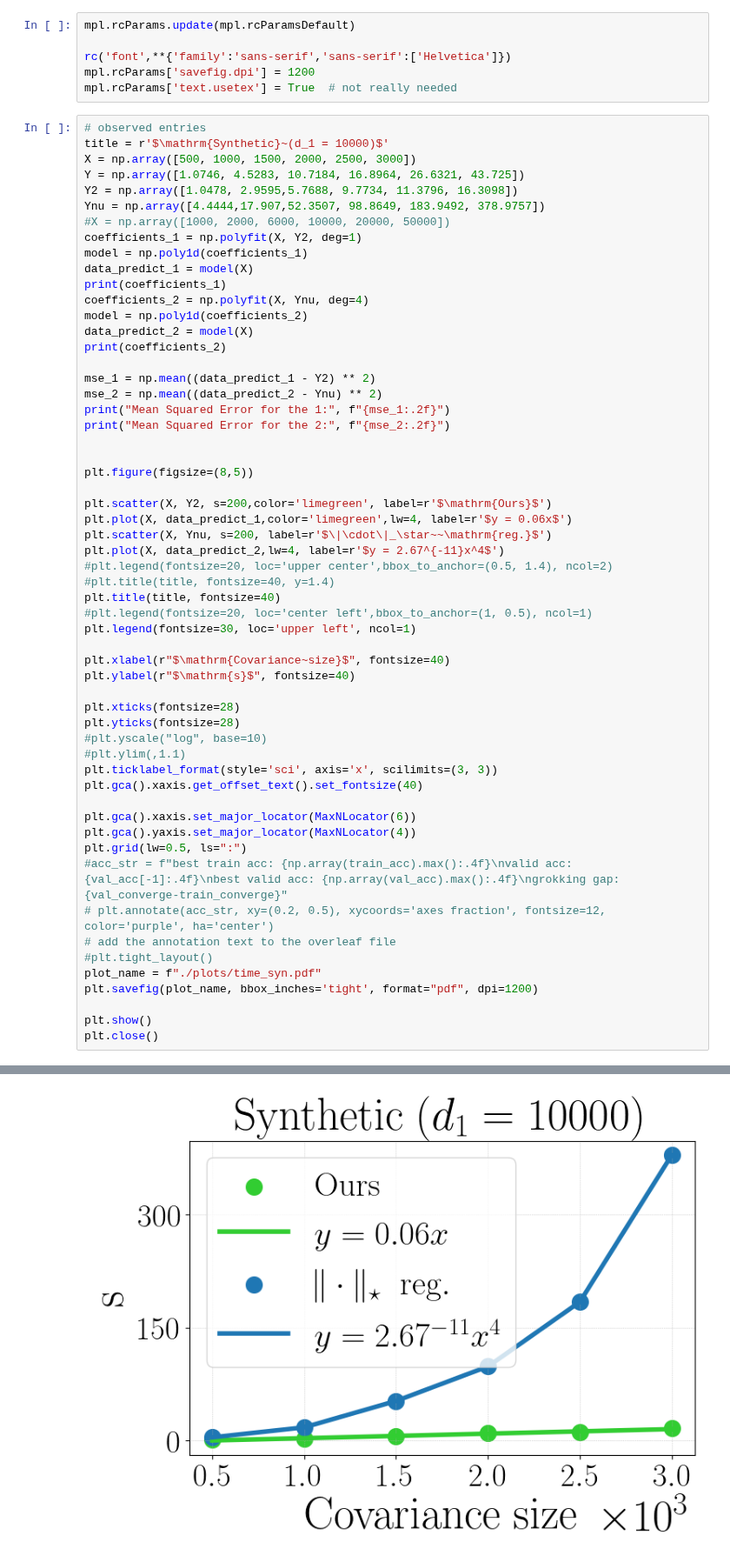
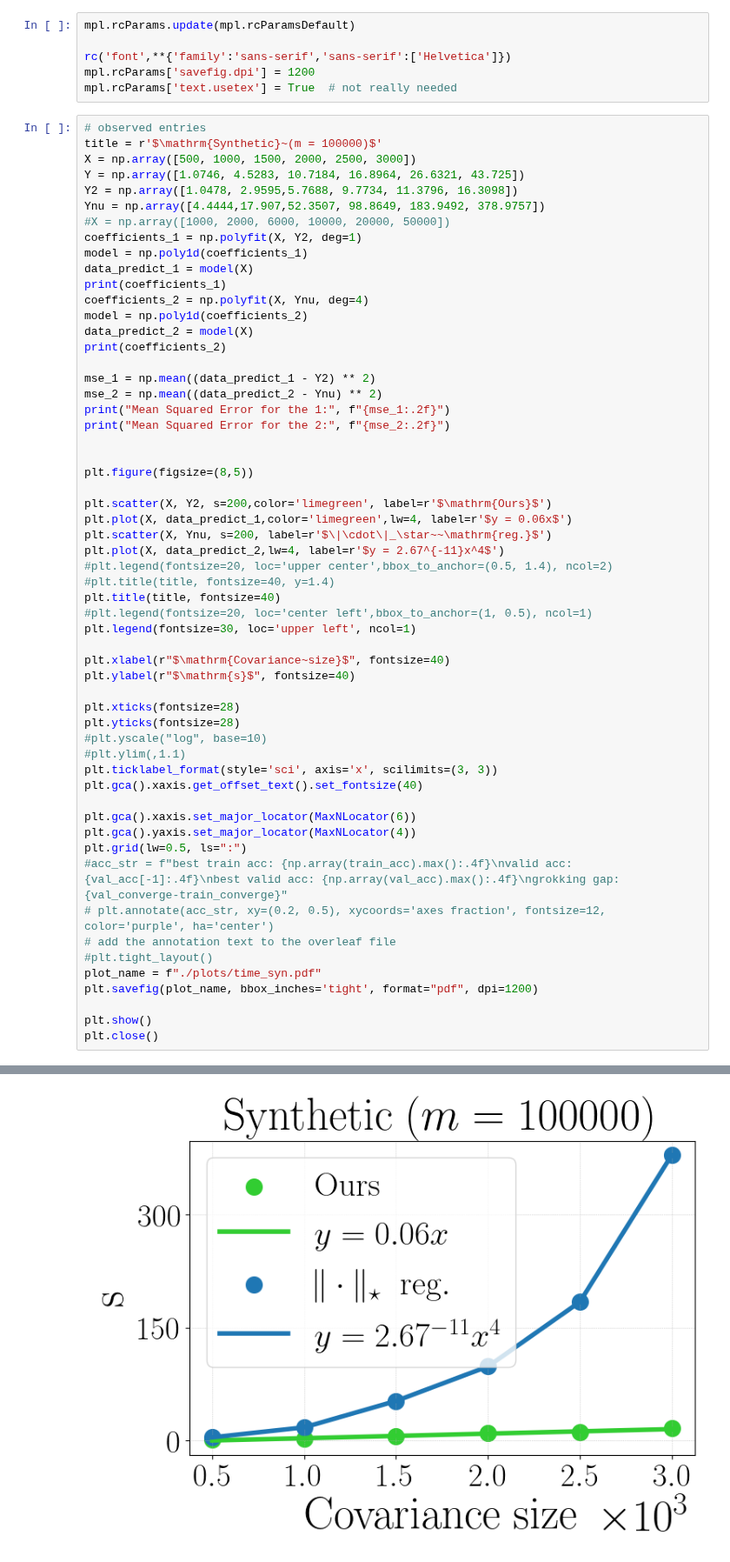
Before and after one commit to VirtuosoResearch/Matrix-completion-from-ultrasparse-samples, a Jupyter notebook: plots/time.ipynb, the cells around one changed output, grey strips where cells are left out. Shown at 87% size. Drawn from its saved outputs; the diff is of its cells as text.

```diff
--- a/plots/time.ipynb
+++ b/plots/time.ipynb
@@ -14,7 +14,7 @@ mpl.rcParams['savefig.dpi'] = 1200
 mpl.rcParams['text.usetex'] = True  # not really needed
 # %%
 # observed entries
-title = r'$\mathrm{Synthetic}~(d_1 = 10000)$'
+title = r'$\mathrm{Synthetic}~(m = 100000)$'
 X = np.array([500, 1000, 1500, 2000, 2500, 3000])
 Y = np.array([1.0746, 4.5283, 10.7184, 16.8964, 26.6321, 43.725])
 Y2 = np.array([1.0478, 2.9595,5.7688, 9.7734, 11.3796, 16.3098])
@@ -48,31 +48,31 @@ plt.title(title, fontsize=40)
 plt.legend(fontsize=30, loc='upper left', ncol=1)
 
 plt.xlabel(r"$\mathrm{Covariance~size}$", fontsize=40)
 plt.ylabel(r"$\mathrm{s}$", fontsize=40)
 
 plt.xticks(fontsize=28)
 plt.yticks(fontsize=28)
 #plt.yscale("log", base=10)
 #plt.ylim(,1.1)
 plt.ticklabel_format(style='sci', axis='x', scilimits=(3, 3))
 plt.gca().xaxis.get_offset_text().set_fontsize(40)
 
 plt.gca().xaxis.set_major_locator(MaxNLocator(6))
 plt.gca().yaxis.set_major_locator(MaxNLocator(4))
 plt.grid(lw=0.5, ls=":")
 #acc_str = f"best train acc: {np.array(train_acc).max():.4f}\nvalid acc: {val_acc[-1]:.4f}\nbest valid acc: {np.array(val_acc).max():.4f}\ngrokking gap: {val_converge-train_converge}"
 # plt.annotate(acc_str, xy=(0.2, 0.5), xycoords='axes fraction', fontsize=12, color='purple', ha='center')
 # add the annotation text to the overleaf file
 #plt.tight_layout()
 plot_name = f"./plots/time_syn.pdf"
 plt.savefig(plot_name, bbox_inches='tight', format="pdf", dpi=1200)
 
 plt.show()
 plt.close()
 # %% [output]
 [ 0.00603285 -2.68434   ]
 [ 2.67609000e-11 -1.48488944e-07  3.21750458e-04 -2.46472108e-01
   6.41689500e+01]
 Mean Squared Error for the 1: 0.50
 Mean Squared Error for the 2: 0.06
-[figure, old version]
+[figure, new version]
```
Also changed, not shown: parts of 3 cells of this notebook.
